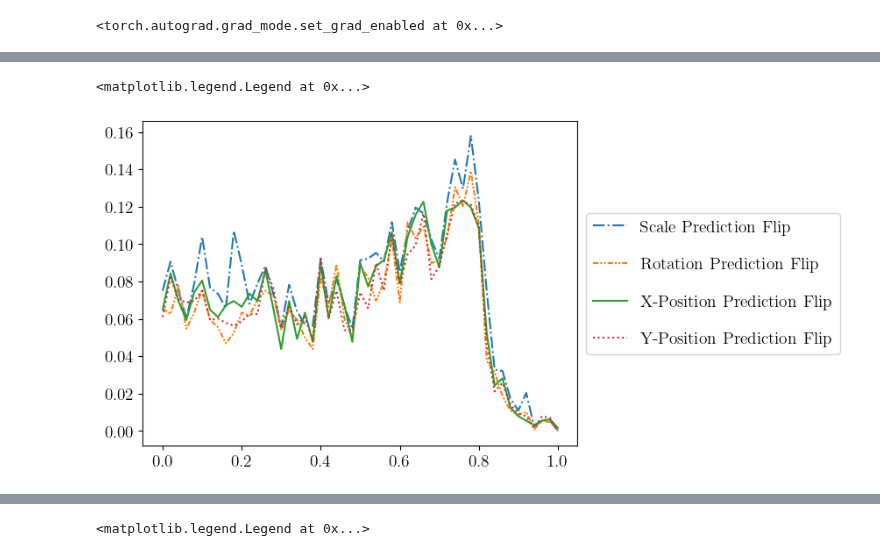
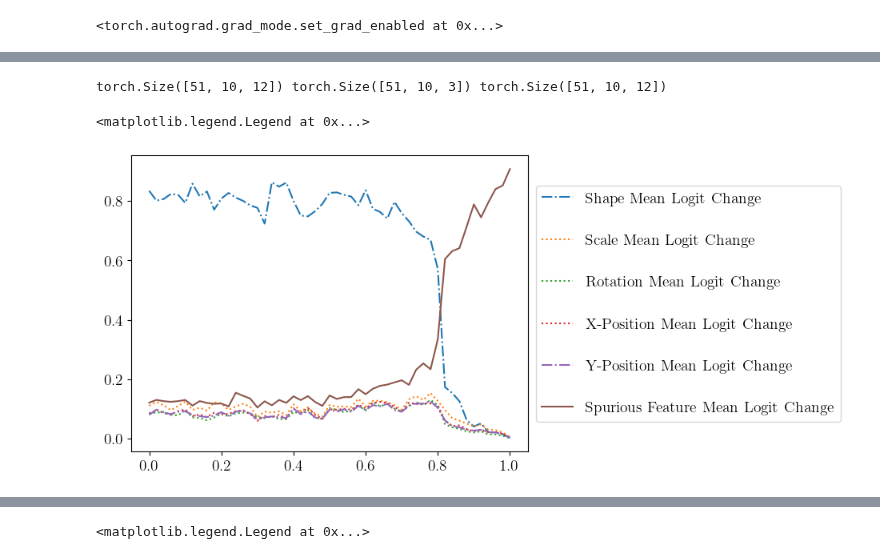
Before and after one commit to lillijo/xai-evaluation-master-thesis, a Jupyter notebook: experiments/compare_measures.ipynb, the cells around one changed output, grey strips where cells are left out. Cells and saved outputs as stored; diff of their text form; code cells hidden in the pictures.

```diff
--- a/experiments/compare_measures.ipynb
+++ b/experiments/compare_measures.ipynb
@@ -122,8 +124,7 @@ ms = AllMeasures(
 #{a: NAME_DICT[a] if a in NAME_DICT else a for a in ALL_MEASURES}
 # %%
 # Load All Measures
-EXPERIMENT = 2
-
+EXPERIMENT = 1
 
 if EXPERIMENT == 1:
     # Experiment 1:
@@ -175,7 +176,16 @@ perseed_all[:, :, per_sample.shape[3] :] = rel_max_m
 perseed_all.requires_grad = False
 """ perseed_some = perseed_all[:,:10,:]
 iterations = 10 """
-rel_max_m.shape, per_sample.shape, perseed_all.shape
+
+with open(f"m1_mi_6400_{experiment_name}.pickle", "rb") as f:
+    m1_mi = pickle.load(f)
+with open(f"m0_gt_6400_{experiment_name}.pickle", "rb") as f:  # gt_measures_1280
+    gt_measures = pickle.load(f)
+with open(f"shape_gt_128_{experiment_name}.pickle", "rb") as f:
+    shape_gt = pickle.load(f)
+
+with open(f"pf_128_{experiment_name}.pickle", "rb") as f:
+    pf_gt = pickle.load(f)
 
 BIASES = list(np.round(np.linspace(0, 1, 51), 3))  # [0,0.5,0.9, 1.0]#
 # %%
@@ -422,7 +432,19 @@ draw_measures(
 # %%
 with gzip.open(f"latent_factors_{sample_set_size}_{experiment_name}.pickle", "rb") as f:
     latent_factors = pickle.load(f)
+
+with gzip.open(
+    f"latent_factors_shape_{sample_set_size}_{experiment_name}.pickle", "rb"
+) as f:
+    latent_factors_shape = pickle.load(f)
+print(latent_factors.shape, latent_factors_shape.shape, latent_factors.shape)
+all_latent_factors = torch.zeros(51, iterations, 15)
+all_latent_factors[:, :, :3] = latent_factors_shape
+all_latent_factors[:, :, 3:] = latent_factors
 LF_NAMES = [
+    "shape_prediction_flip",
+    "shape_mlc",
+    "shape_rel_change",
     "scale_prediction_flip",
     "scale_mlc",
     "scale_rel_change",
@@ -437,56 +459,65 @@ LF_NAMES = [
     "pos_y_rel_change",
 ]
 
-ls = ["dashdot", "dotted", "solid", (0, (3, 1, 1, 1, 1, 1))]
+ls = [":", "dashdot", "dotted", ":", (0, (3, 1, 1, 1, 1, 1))]
 usenames = [
-    "scale_prediction_flip",
-    # "scale_mlc",
+    #"shape_prediction_flip",
+     "shape_mlc",
+    # "shape_rel_change",
+    #"scale_prediction_flip",
+     "scale_mlc",
     # "scale_rel_change",
-    "rotation_prediction_flip",
-    # "rotation_mlc",
+    #"rotation_prediction_flip",
+     "rotation_mlc",
     # "rotation_rel_change",
-    "pos_x_prediction_flip",
-    # "pos_x_mlc",
+    #"pos_x_prediction_flip",
+     "pos_x_mlc",
     # "pos_x_rel_change",
-    "pos_y_prediction_flip",
-    # "pos_y_mlc",
+    #"pos_y_prediction_flip",
+     "pos_y_mlc",
     # "pos_y_rel_change",
 ]
 names_dict = {
+    "shape_prediction_flip": "Shape Prediction Flip",
+    "shape_mlc": "Shape Mean Logit Change",
+    "shape_rel_change": "Shape Relevance Change",
     "scale_prediction_flip": "Scale Prediction Flip",
     "scale_mlc": "Scale Mean Logit Change",
     "scale_rel_change": "Scale Relevance Change",
     "rotation_prediction_flip": "Rotation Prediction Flip",
     "rotation_mlc": "Rotation Mean Logit Change",
     "rotation_rel_change": "Rotation Relevance Change",
     "pos_x_prediction_flip": "X-Position Prediction Flip",
     "pos_x_mlc": "X-Position Mean Logit Change",
     "pos_x_rel_change": "X-Position Relevance Change",
     "pos_y_prediction_flip": "Y-Position Prediction Flip",
     "pos_y_mlc": "Y-Position Mean Logit Change",
     "pos_y_rel_change": "Y-Position Relevance Change",
 }
 
 for l, namef in enumerate(LF_NAMES):
     if namef in usenames:
         plt.plot(
             BIASES,
-            torch.mean(latent_factors[:, :, l], dim=1),
+            torch.mean(all_latent_factors[:, :, l], dim=1),
             label=names_dict[namef],
             linestyle=ls[l % 4],
         )
 plt.plot(
     BIASES,
-    torch.mean(perseed_all[:, :, 0], dim=1),
-    label=names_dict[namef],
-    linestyle=ls[l % 4],
+    torch.mean(perseed_all[:, :, 1], dim=1),
+    label="Spurious Feature Mean Logit Change",  # Prediction Flip  Relevance Mean Logit Change
+    linestyle="solid",
+    # color="black"
 )
+
 plt.legend(
     bbox_to_anchor=(1, 0.5),
     loc=6,
     ncols=1,
-    labelspacing=1.3,
+    labelspacing=1.8,
 )
 # %% [output]
-<matplotlib.legend.Legend at 0x...>
+torch.Size([51, 10, 12]) torch.Size([51, 10, 3]) torch.Size([51, 10, 12])
+<matplotlib.legend.Legend at 0x...>
-[figure, old version]
+[figure, new version]
```
Also changed, not shown: parts of 10 cells of this notebook, 8 other files.
